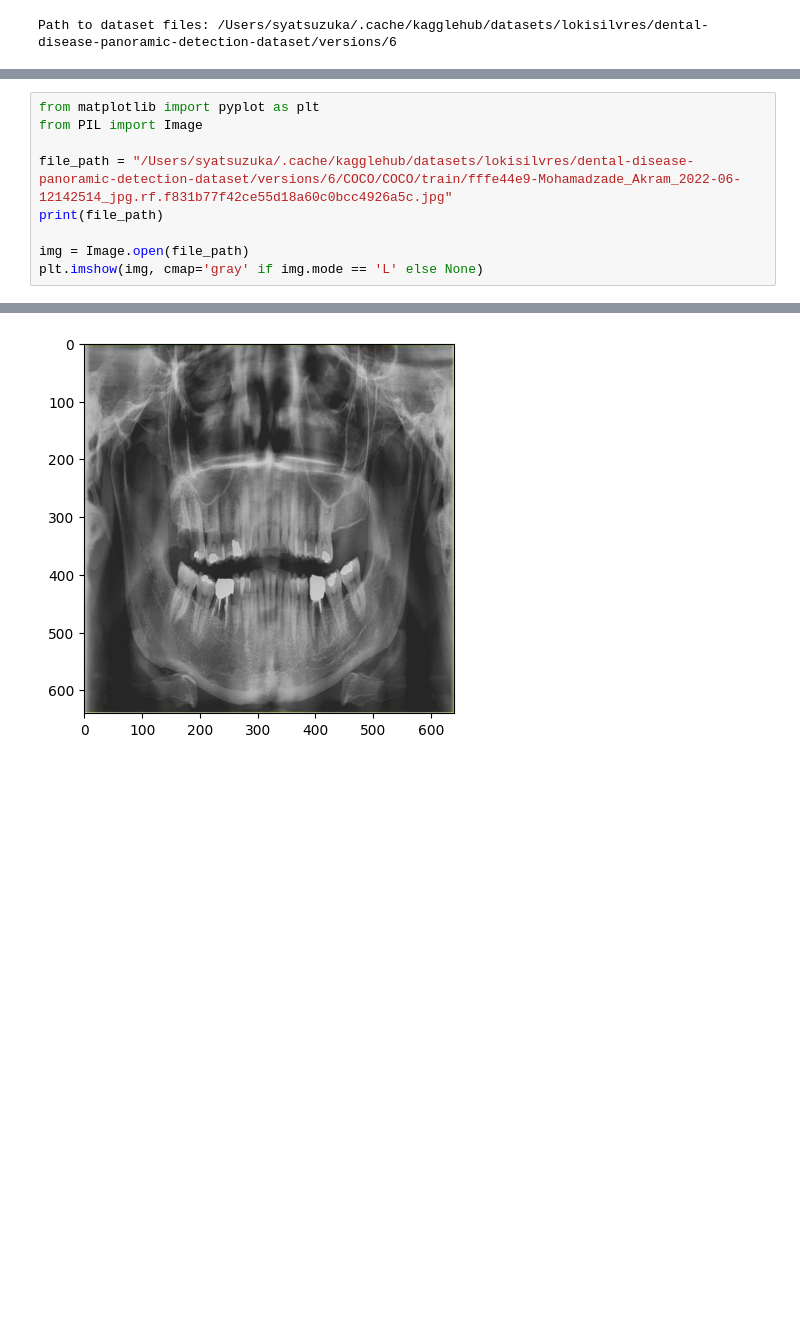
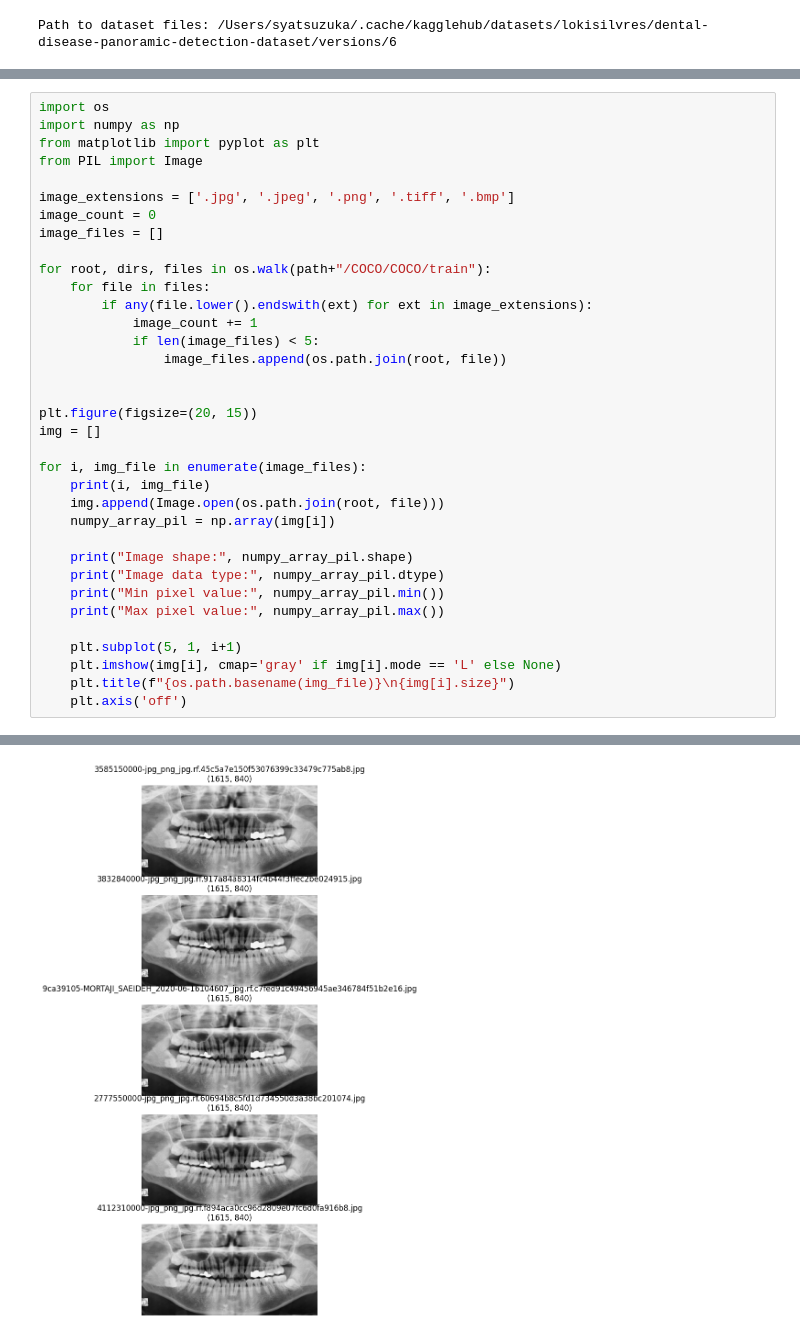
Before and after one commit to dental-xray/dental-xray, a Jupyter notebook: notebooks/shunjiro_notebook.ipynb, the cells around one changed output, grey strips where cells are left out. Saved outputs shown, nothing was run; the diff lists cells and outputs as text; blank space fills up the shorter version.

```diff
--- a/notebooks/shunjiro_notebook.ipynb
+++ b/notebooks/shunjiro_notebook.ipynb
@@ -48,10 +23,36 @@ ValueError: Unsupported file extension: '.jpg'. Supported file extensions are: .
 # %%
+import os
+import numpy as np
 from matplotlib import pyplot as plt
 from PIL import Image
 
-file_path = "/Users/syatsuzuka/.cache/kagglehub/datasets/lokisilvres/dental-disease-panoramic-detection-dataset/versions/6/COCO/COCO/train/fffe44e9-Mohamadzade_Akram_2022-06-12142514_jpg.rf.f831b77f42ce55d18a60c0bcc4926a5c.jpg"
-print(file_path)
+image_extensions = ['.jpg', '.jpeg', '.png', '.tiff', '.bmp']
+image_count = 0
+image_files = []
 
-img = Image.open(file_path)
-plt.imshow(img, cmap='gray' if img.mode == 'L' else None)
+for root, dirs, files in os.walk(path+"/COCO/COCO/train"):
+    for file in files:
+        if any(file.lower().endswith(ext) for ext in image_extensions):
+            image_count += 1
+            if len(image_files) < 5:
+                image_files.append(os.path.join(root, file))
+
+
+plt.figure(figsize=(20, 15))
+img = []
+
+for i, img_file in enumerate(image_files):
+    print(i, img_file)
+    img.append(Image.open(os.path.join(root, file)))
+    numpy_array_pil = np.array(img[i])
+
+    print("Image shape:", numpy_array_pil.shape)
+    print("Image data type:", numpy_array_pil.dtype)
+    print("Min pixel value:", numpy_array_pil.min())
+    print("Max pixel value:", numpy_array_pil.max())
+
+    plt.subplot(5, 1, i+1)
+    plt.imshow(img[i], cmap='gray' if img[i].mode == 'L' else None)
+    plt.title(f"{os.path.basename(img_file)}\n{img[i].size}")
+    plt.axis('off')
 # %% [output]
@@ -60 +76 @@ plt.imshow(img, cmap='gray' if img.mode == 'L' else None)
-[figure, old version]
+[figure, new version]
```
Also changed, not shown: parts of 2 cells of this notebook.
